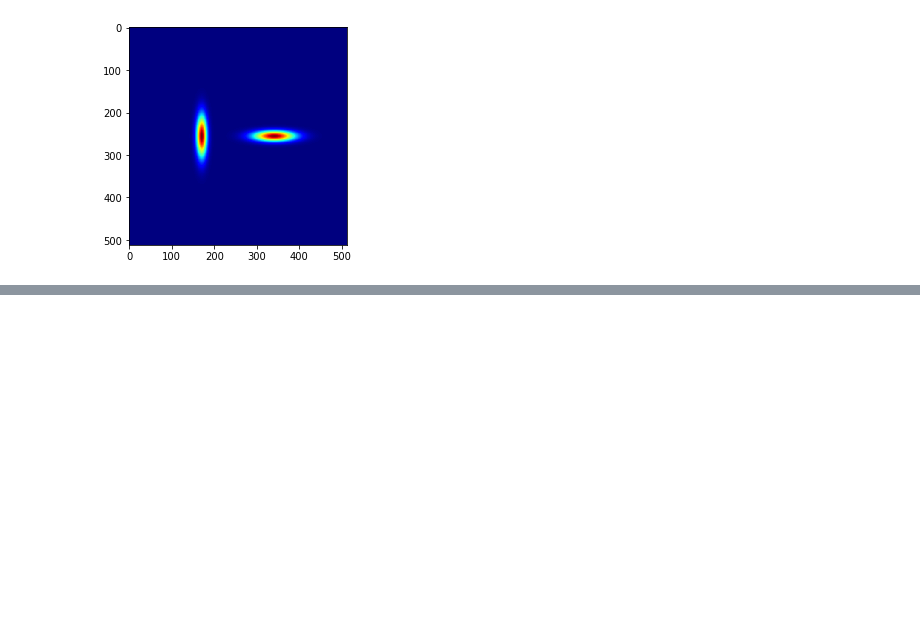
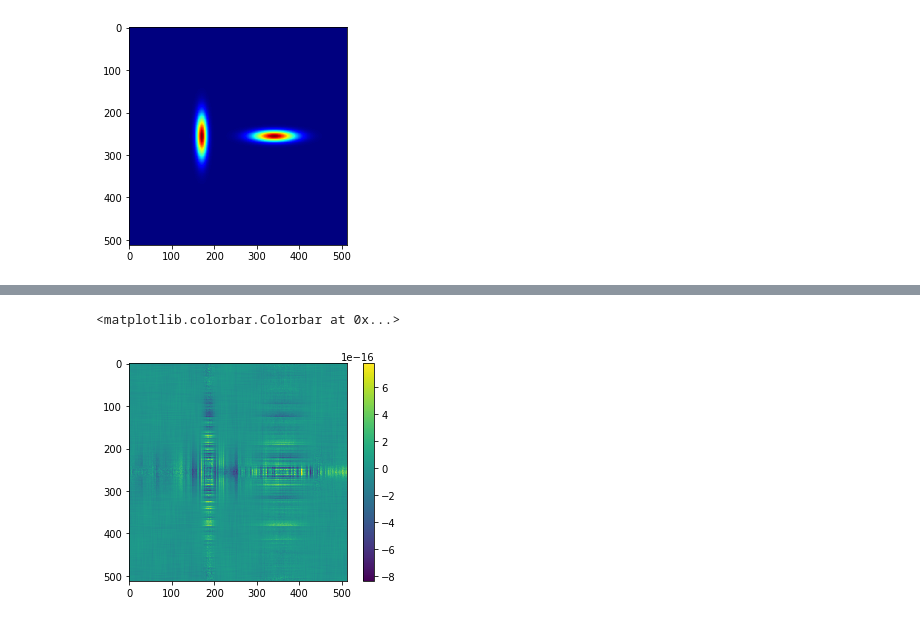
Before and after one commit to Aral-Sarrafi/Phase-Based-Video-Processing, a Jupyter notebook: Untitled.ipynb, the cells around one changed output, grey strips where cells are left out. Drawn from its saved outputs; the diff is of its cells as text; code cells hidden in the pictures; blank space fills up the shorter version.

```diff
--- a/Untitled.ipynb
+++ b/Untitled.ipynb
@@ -76,0 +78,34 @@ AttributeError: 'Figure' object has no attribute 'ravel'
+# %%
+# Frequency domain representation
+def motion_magnify(frame1, frame2,alpha):
+
+    F1 = np.fft.fft2(frame1)
+    F2 = np.fft.fft2(frame2)
+
+    phi1 = np.angle(F1)
+    phi2 = np.angle(F2)
+
+    delta_phi = phi2 - phi1
+
+    magnified_phi = phi1 + alpha*delta_phi
+
+    amp2 = np.absolute(F2)
+
+    x = amp2 * np.cos(magnified_phi)
+    y = amp2 * np.sin(magnified_phi)
+
+    magnified_fft = x + 1j*y
+
+    magnified_img = np.fft.ifft2(magnified_fft)
+
+
+    return magnified_img
+# %%
+mag1 = motion_magnify(frame1, frame2, 1)
+error = np.real(mag1) - frame2
+
+plt.imshow(error)
+plt.colorbar()
+# %% [output]
+<matplotlib.colorbar.Colorbar at 0x...>
+[figure, added]
```
Also changed, not shown: parts of 2 cells of this notebook.
